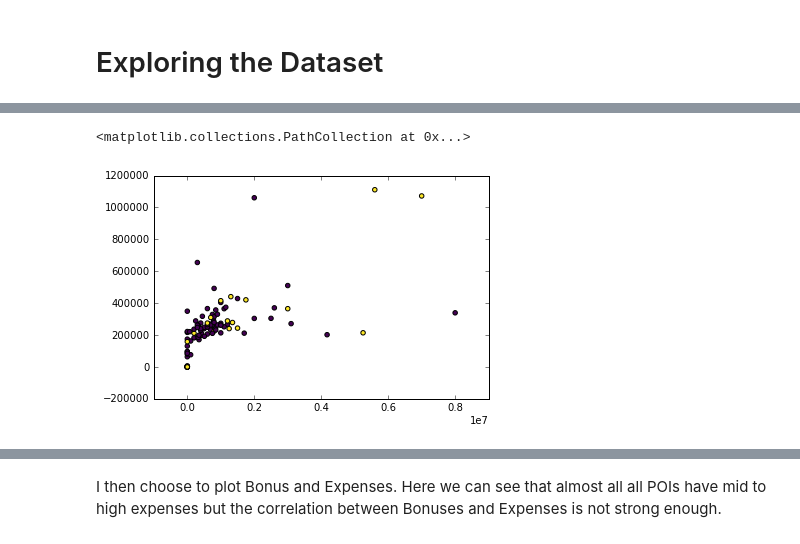
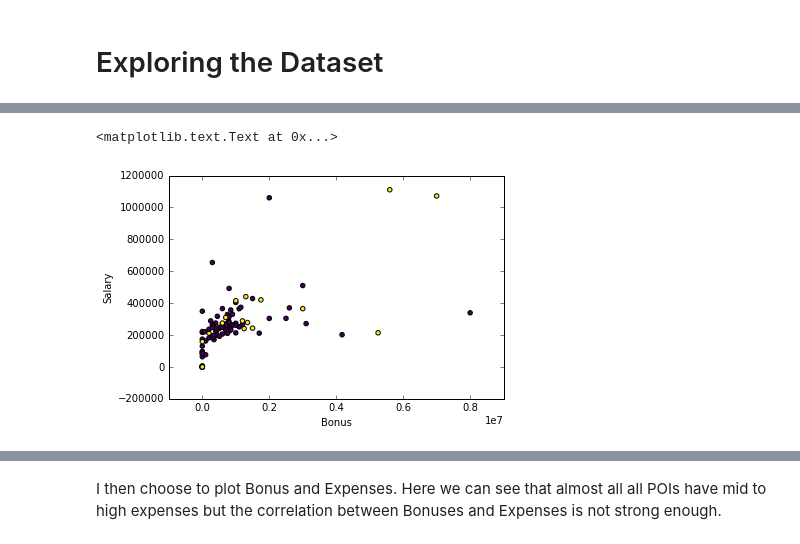
Before and after one commit to preetrajdeo/Enron-Email, a Jupyter notebook: FinalProject.ipynb, the cells around one changed output, grey strips where cells are left out. Drawn from its saved outputs; the diff is of its cells as text; code cells hidden in the pictures.

```diff
--- a/FinalProject.ipynb
+++ b/FinalProject.ipynb
@@ -79,13 +102,12 @@ for key in data_dict:
 # %%
-import numpy as np
-import pandas as pd
 %matplotlib inline
-import matplotlib.pyplot as plt
 features = ["poi","bonus", "salary", "expenses"]
 data = featureFormat(data_dict, features)
 df = pd.DataFrame(data=data)
 
 plt.scatter(df[1], df[2], c = df[0], cmap='viridis')
+plt.xlabel('Bonus')
+plt.ylabel('Salary')
 # %% [output]
-<matplotlib.collections.PathCollection at 0x...>
+<matplotlib.text.Text at 0x...>
-[figure, old version]
+[figure, new version]
```
Also changed, not shown: parts of 28 cells of this notebook, 5 other files.
